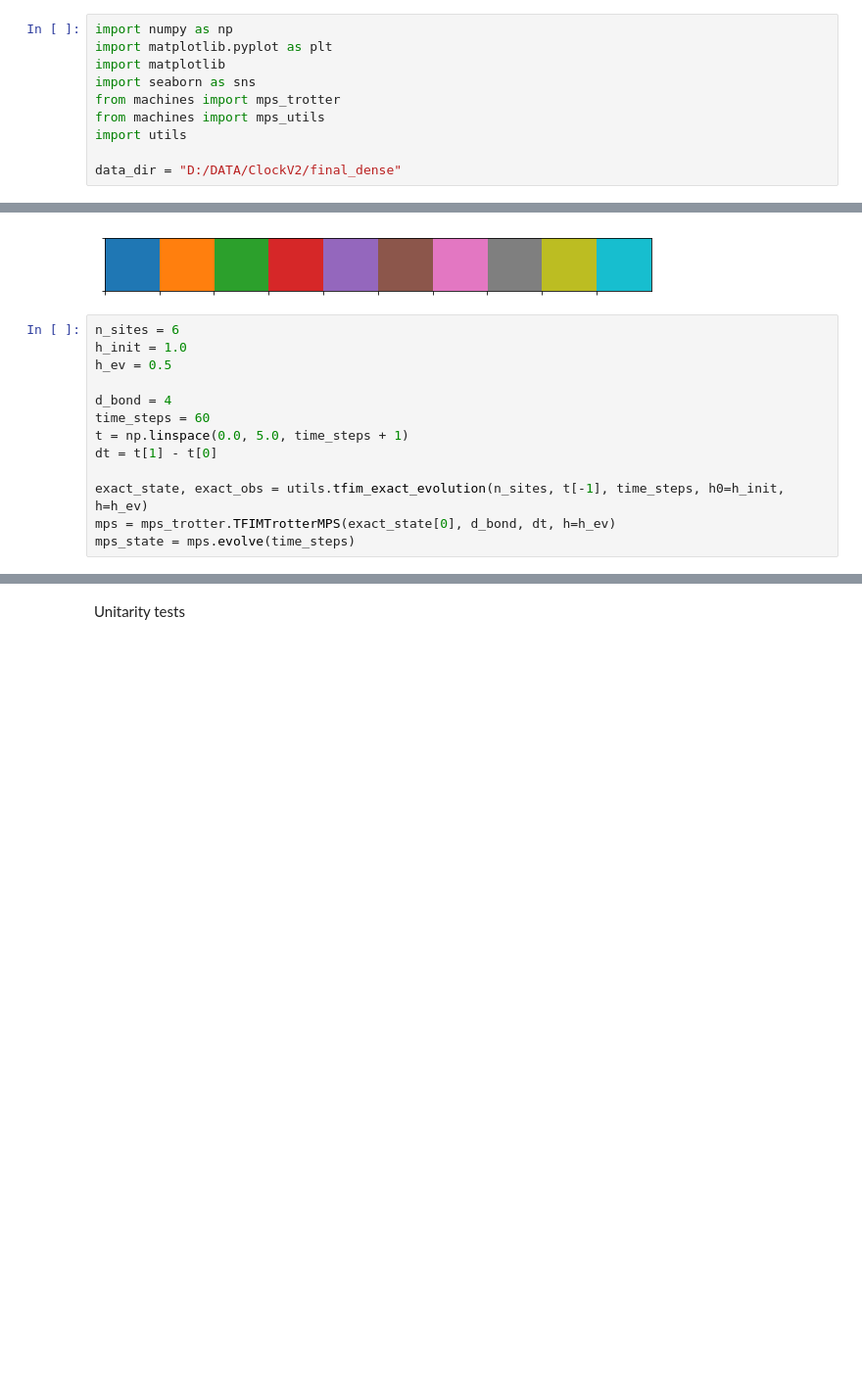
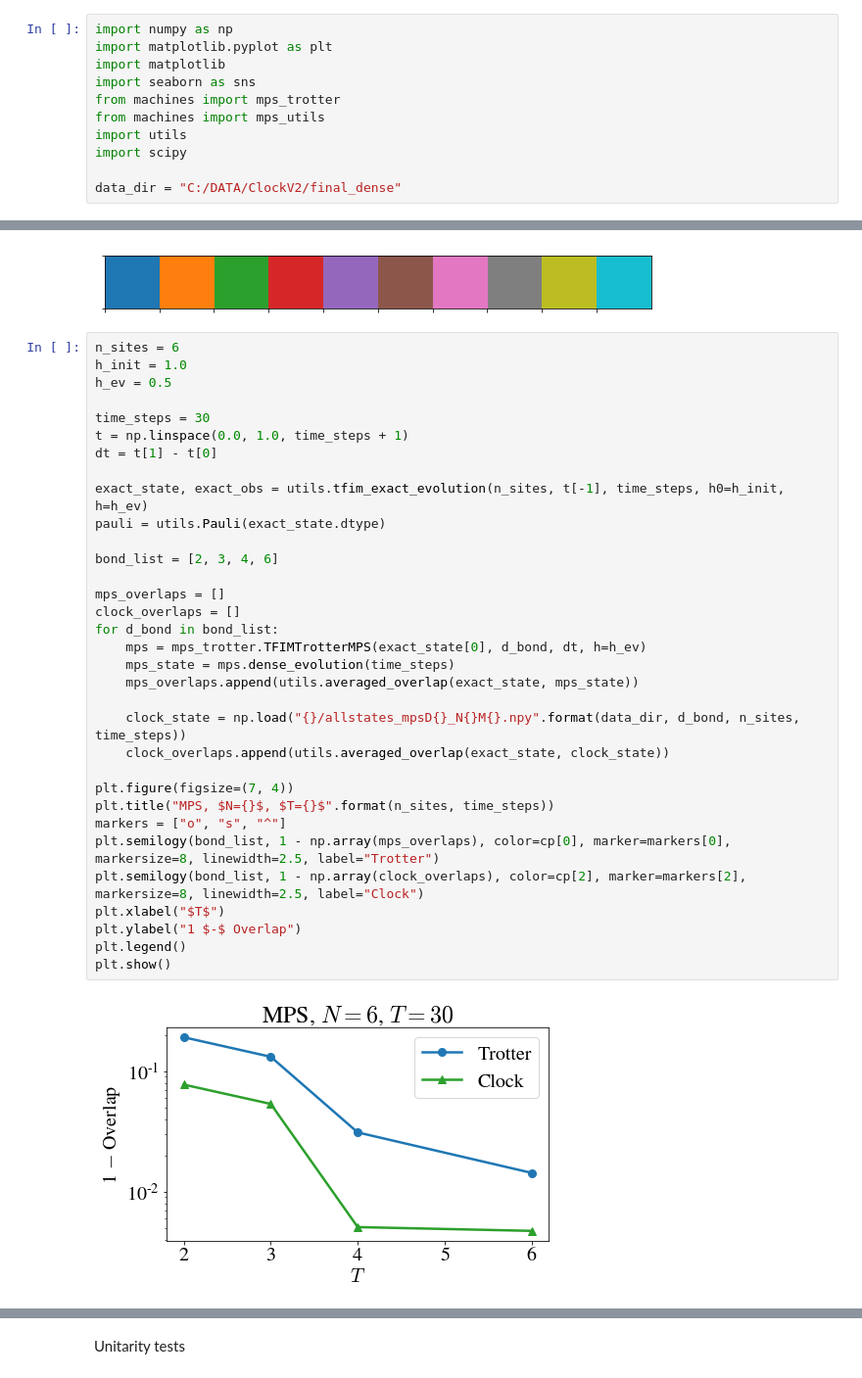
Before and after one commit to stavros11/Time-Evolution, a Jupyter notebook: mps_trotter.ipynb, the cells around one changed output, grey strips where cells are left out. Shown at 98% size. Cells and saved outputs as stored; diff of their text form; blank space fills up the shorter version.

Commit message:
Compare Clock with Trotter

```diff
--- a/mps_trotter.ipynb
+++ b/mps_trotter.ipynb
@@ -6,8 +6,9 @@ import seaborn as sns
 from machines import mps_trotter
 from machines import mps_utils
 import utils
+import scipy
 
-data_dir = "D:/DATA/ClockV2/final_dense"
+data_dir = "C:/DATA/ClockV2/final_dense"
 # %%
 matplotlib.rcParams['mathtext.fontset'] = 'cm'
 matplotlib.rcParams['font.family'] = 'STIXGeneral'
@@ -18,16 +19,38 @@ sns.palplot(cp)
 plt.show()
 # %% [output]
 [figure]
-# %%
-n_sites = 6
-h_init = 1.0
-h_ev = 0.5
-
-d_bond = 4
-time_steps = 60
-t = np.linspace(0.0, 5.0, time_steps + 1)
-dt = t[1] - t[0]
-
-exact_state, exact_obs = utils.tfim_exact_evolution(n_sites, t[-1], time_steps, h0=h_init, h=h_ev)
-mps = mps_trotter.TFIMTrotterMPS(exact_state[0], d_bond, dt, h=h_ev)
-mps_state = mps.evolve(time_steps)
+# %%
+n_sites = 6
+h_init = 1.0
+h_ev = 0.5
+
+time_steps = 30
+t = np.linspace(0.0, 1.0, time_steps + 1)
+dt = t[1] - t[0]
+
+exact_state, exact_obs = utils.tfim_exact_evolution(n_sites, t[-1], time_steps, h0=h_init, h=h_ev)
+pauli = utils.Pauli(exact_state.dtype)
+
+bond_list = [2, 3, 4, 6]
+
+mps_overlaps = []
+clock_overlaps = []
+for d_bond in bond_list:
+    mps = mps_trotter.TFIMTrotterMPS(exact_state[0], d_bond, dt, h=h_ev)
+    mps_state = mps.dense_evolution(time_steps)
+    mps_overlaps.append(utils.averaged_overlap(exact_state, mps_state))
+
+    clock_state = np.load("{}/allstates_mpsD{}_N{}M{}.npy".format(data_dir, d_bond, n_sites, time_steps))
+    clock_overlaps.append(utils.averaged_overlap(exact_state, clock_state))
+
+plt.figure(figsize=(7, 4))
+plt.title("MPS, $N={}$, $T={}$".format(n_sites, time_steps))
+markers = ["o", "s", "^"]
+plt.semilogy(bond_list, 1 - np.array(mps_overlaps), color=cp[0], marker=markers[0], markersize=8, linewidth=2.5, label="Trotter")
+plt.semilogy(bond_list, 1 - np.array(clock_overlaps), color=cp[2], marker=markers[2], markersize=8, linewidth=2.5, label="Clock")
+plt.xlabel("$T$")
+plt.ylabel("1 $-$ Overlap")
+plt.legend()
+plt.show()
+# %% [output]
+[figure, added]
```
Also changed, not shown: parts of 4 cells of this notebook, 1 other file.
